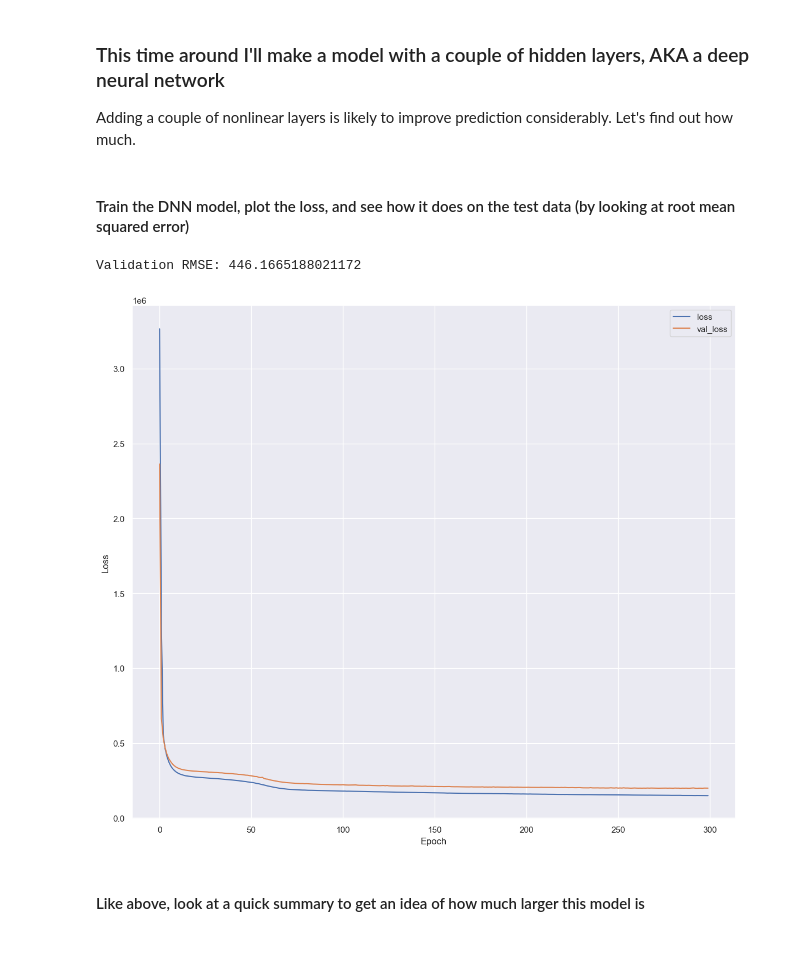
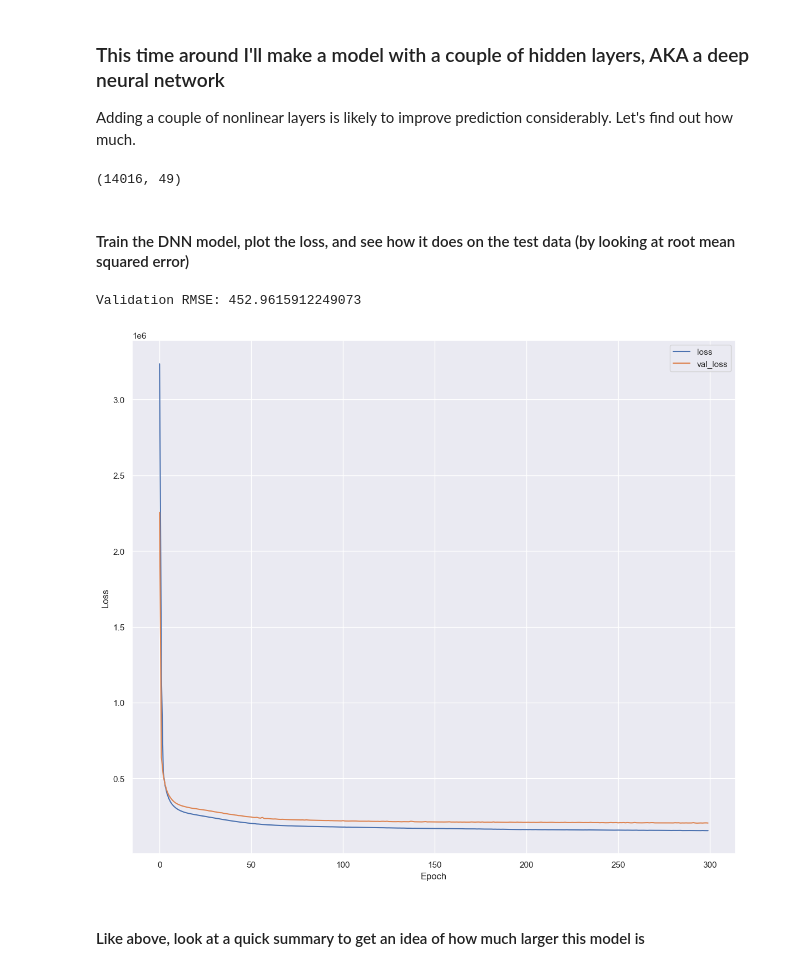
Before and after one commit to c-mcst/solar_power_prediction, a Jupyter notebook: solar_power_prediction.ipynb, the cells around one changed output. Cells and saved outputs as stored; diff of their text form; code cells hidden in the pictures.

```diff
--- a/solar_power_prediction.ipynb
+++ b/solar_power_prediction.ipynb
@@ -383,13 +383,19 @@ _________________________________________________________________
 ### This time around I'll make a model with a couple of hidden layers, AKA a deep neural network
 
 Adding a couple of nonlinear layers is likely to improve prediction considerably. Let's find out how much.
+# %%
+sun_train_features.shape
+# %% [output]
+(14016, 49)
 # %%
-def create_dnn_model(learning_rate, activation='relu'):
+def create_dnn_model(learning_rate, shape, activation='relu'):
     '''
     Arguments:
 
         learning_rate: the learning rate that is passed to the optimizer
+        shape: a tuple indicating the shape of the input data
         activation: the activation function to use for the hidden deep layers
+
     Returns:
         A tensorflow/keras compiled neural network model for prediction.
 
@@ -412,6 +418,7 @@ def create_dnn_model(learning_rate, activation='relu'):
     # I'll use a nonlinear activation function
     # the output layer is still just a dense layer with one unit, like above
     dnn_model = tf.keras.Sequential([
+        tf.keras.layers.Input(shape=shape),
         tf.keras.layers.Dense(
             32,
             activation=activation),
@@ -438,25 +445,25 @@ def create_dnn_model(learning_rate, activation='relu'):
 #### Train the DNN model, plot the loss, and see how it does on the test data (by looking at root mean squared error)
 # %%
 # build the model
-dnn_model = create_dnn_model(learning_rate=0.001, activation='relu')
+dnn_model = create_dnn_model(learning_rate=0.001, shape=sun_train_features_norm.shape[1], activation='relu')
 
 
 # fit the model
 dnn_history = dnn_model.fit(
     x=sun_train_features_norm,
     y=sun_train_labels,
     validation_split = 0.1,
     epochs=300,
     batch_size=32,
     verbose=0)
 
 # plot the loss for training and validation
 plot_loss(dnn_history)
 
 print(f'Validation RMSE: {np.sqrt(dnn_history.history["val_loss"][-1])}')
 # %% [output]
-Validation RMSE: 446.1665188021172
+Validation RMSE: 452.9615912249073
-[figure, old version]
+[figure, new version]
 # %% [markdown]
 #### Like above, look at a quick summary to get an idea of how much larger this model is
 # %%
```
Also changed, not shown: parts of 3 cells of this notebook.
